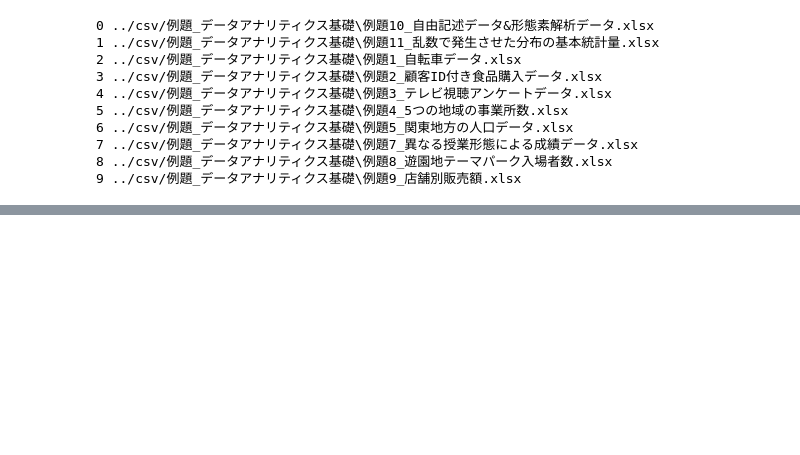
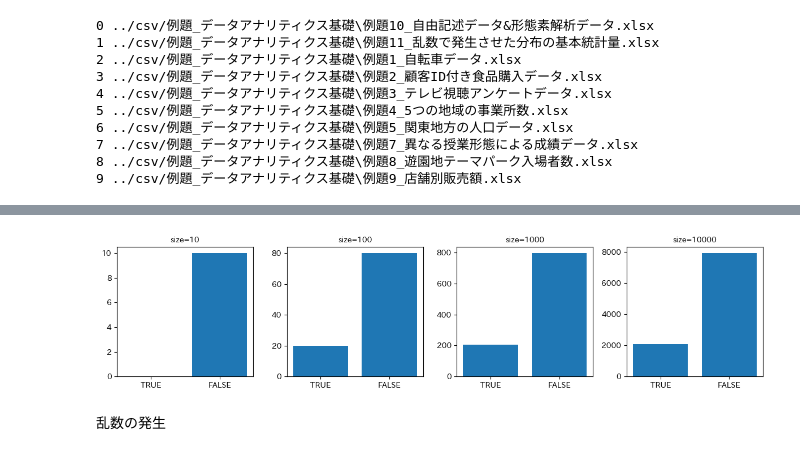
Before and after one commit to akmiccom/dataAnalyticsBasic, a Jupyter notebook: notebooks/c10.ipynb, the cells around one changed output, grey strips where cells are left out. Drawn from its saved outputs; the diff is of its cells as text; code cells hidden in the pictures; blank space fills up the shorter version.

```diff
--- a/notebooks/c10.ipynb
+++ b/notebooks/c10.ipynb
@@ -80,0 +112,16 @@ plt.show()
+# %%
+# bernouli 分布
+p = 0.2
+size_list = [10**(i+1) for i in range(4)]
+fig, axs = plt.subplots(1, 4, figsize=(12, 3))
+for ax, size in zip(axs, size_list):
+    b = stats.bernoulli.rvs(p, size=size)
+    true = np.count_nonzero(b)
+    false = size - true
+    ax.bar(['TRUE', 'FALSE'], [true, false])
+    ax.set_title(f'size={size}', fontsize=10)
+plt.tight_layout()
+# %% [output]
+[figure, added]
+# %% [markdown]
+乱数の発生
```
Also changed, not shown: parts of 18 cells of this notebook, 2 other files.
